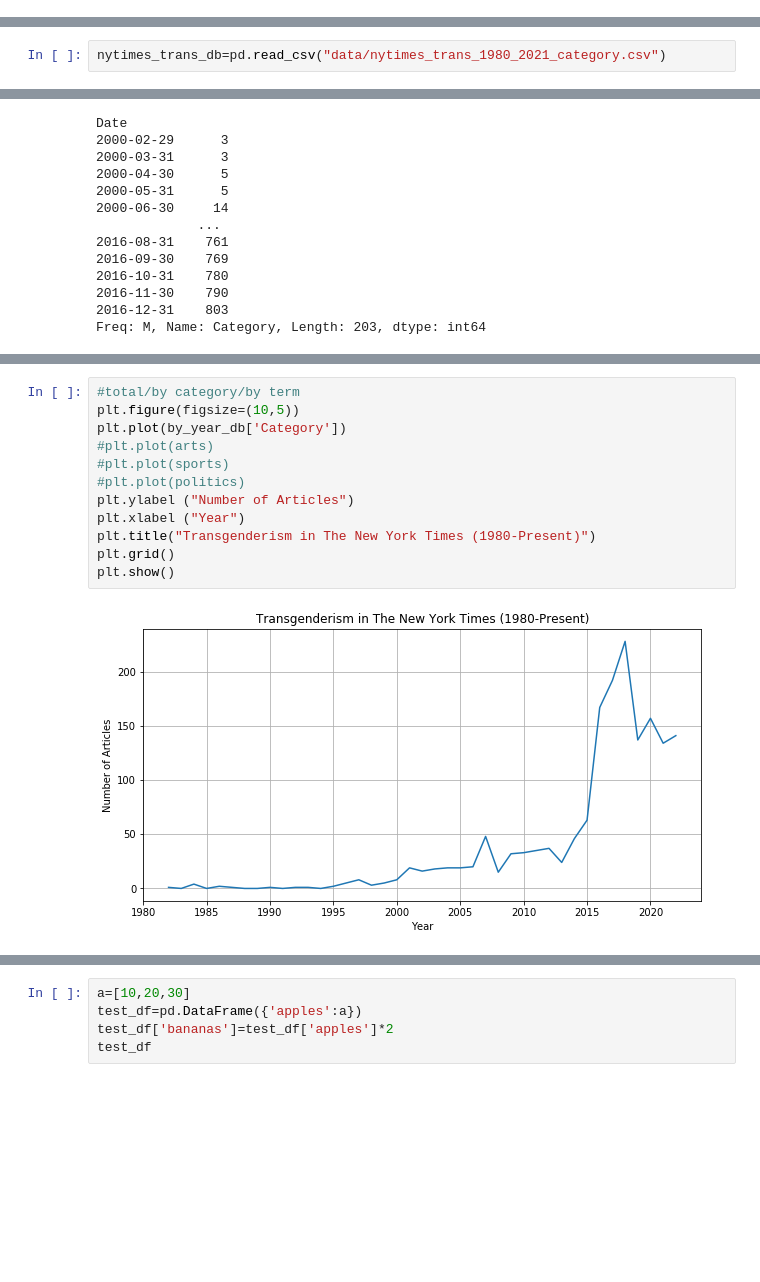
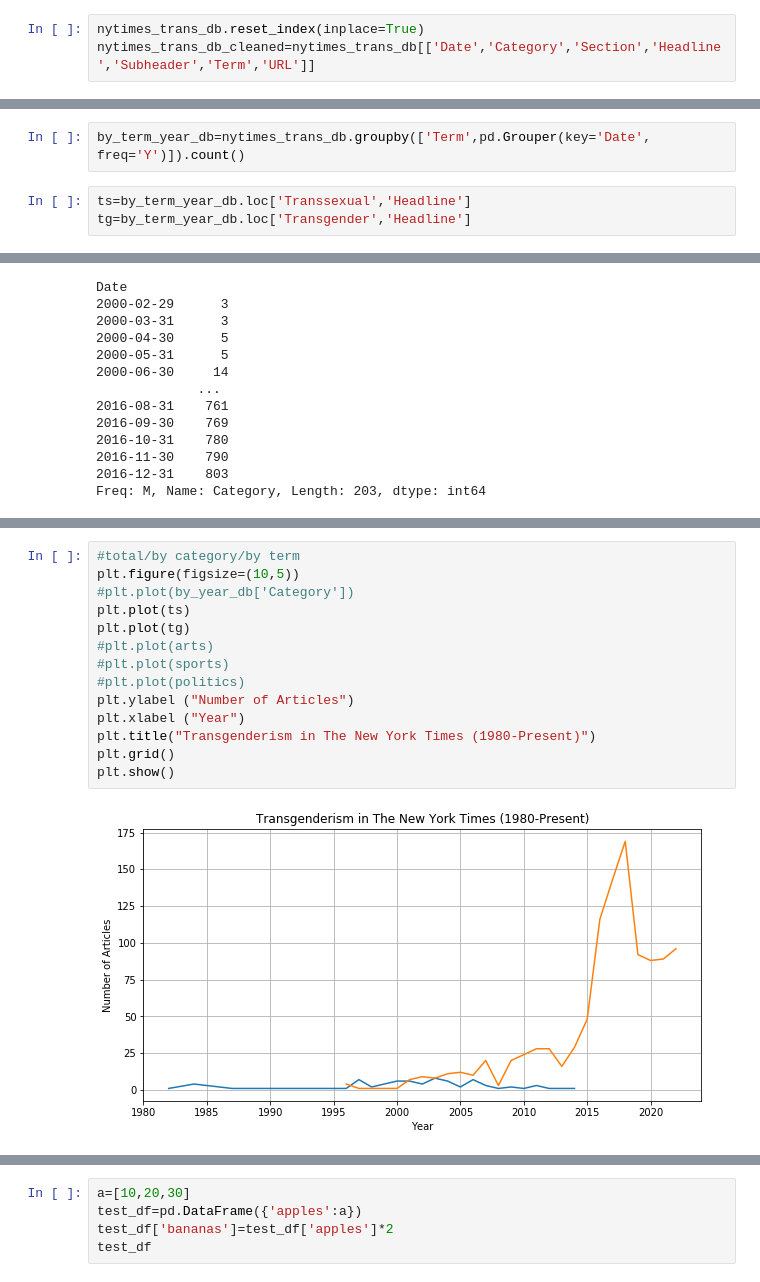
Before and after one commit to julia-claira/NYTimes_Web_Scrape, a Jupyter notebook: NYTimes_Search.ipynb, the cells around one changed output, grey strips where cells are left out. Saved outputs shown, nothing was run; the diff lists cells and outputs as text; blank space fills up the shorter version.

Commit message:
cleaned data

```diff
--- a/NYTimes_Search.ipynb
+++ b/NYTimes_Search.ipynb
@@ -317,0 +351,3 @@ nytimes_trans_db['Category']=nytimes_trans_db['Section']
+# %%
+nytimes_trans_db.reset_index(inplace=True)
+nytimes_trans_db_cleaned=nytimes_trans_db[['Date','Category','Section','Headline','Subheader','Term','URL']]
@@ -326,2 +365,0 @@ for i, row in nytimes_trans_db.iterrows():
-# %%
-nytimes_trans_db=pd.read_csv("data/nytimes_trans_1980_2021_category.csv")
@@ -353,6 +388,11 @@ nytimes_trans_db
 by_year_db=nytimes_trans_db.groupby(pd.Grouper(key='Date', freq='Y')).count()
 # %%
 by_year_category_db=nytimes_trans_db.groupby(['Category',pd.Grouper(key='Date', freq='Y')]).count()
+# %%
+by_term_year_db=nytimes_trans_db.groupby(['Term',pd.Grouper(key='Date', freq='Y')]).count()
+# %%
+ts=by_term_year_db.loc['Transsexual','Headline']
+tg=by_term_year_db.loc['Transgender','Headline']
 # %%
 arts=by_year_category_db.loc['Arts','Headline']
 sports=by_year_category_db.loc['Sports','Headline']
@@ -379,14 +436,16 @@ Freq: M, Name: Category, Length: 203, dtype: int64
 # %%
 #total/by category/by term
 plt.figure(figsize=(10,5))
-plt.plot(by_year_db['Category'])
+#plt.plot(by_year_db['Category'])
+plt.plot(ts)
+plt.plot(tg)
 #plt.plot(arts)
 #plt.plot(sports)
 #plt.plot(politics)
 plt.ylabel ("Number of Articles")
 plt.xlabel ("Year")
 plt.title("Transgenderism in The New York Times (1980-Present)")
 plt.grid()
 plt.show()
 # %% [output]
-[figure, old version]
+[figure, new version]
```
Also changed, not shown: parts of 24 cells of this notebook, 4 other files.
